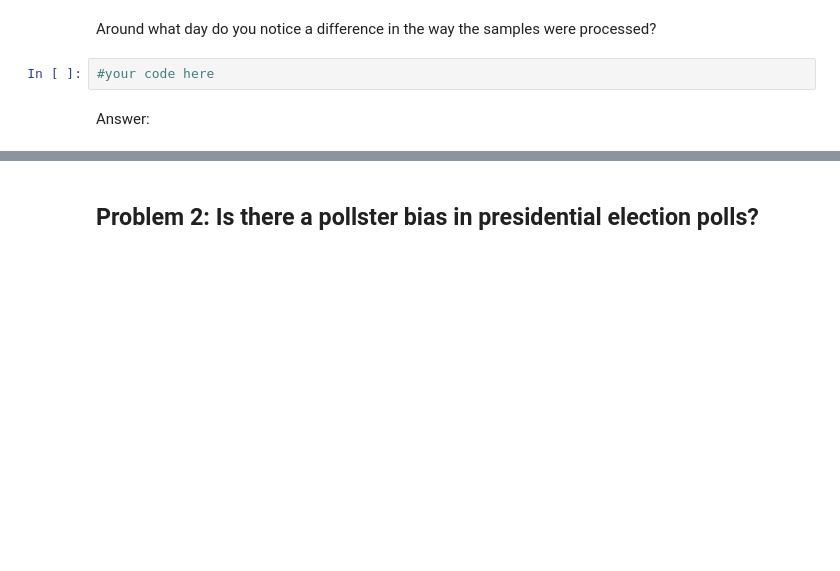
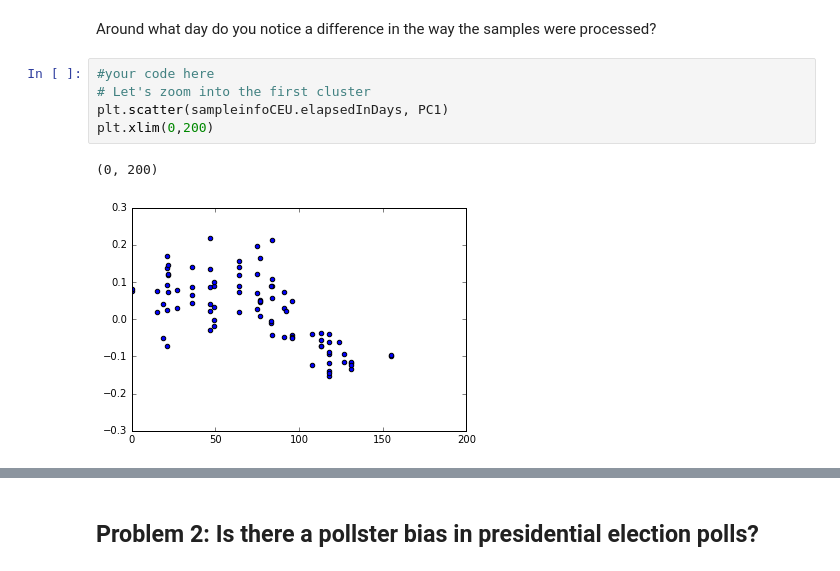
Before and after one commit to suyashSax/CS-109, a Jupyter notebook: Week 5/HW 2.ipynb, the cells around one changed output, grey strips where cells are left out. Cells and saved outputs as stored; diff of their text form; blank space fills up the shorter version.

```diff
--- a/Week 5/HW 2.ipynb
+++ b/Week 5/HW 2.ipynb
@@ -308,7 +314,11 @@ plt.title('PC1 vs. Date of Process Sampling')
 [figure]
 # %% [markdown]
 Around what day do you notice a difference in the way the samples were processed?
-# %%
-#your code here
-# %% [markdown]
-Answer:
+# %%
+#your code here
+# Let's zoom into the first cluster
+plt.scatter(sampleinfoCEU.elapsedInDays, PC1)
+plt.xlim(0,200)
+# %% [output]
+(0, 200)
+[figure, added]
```
Also changed, not shown: parts of 83 cells of this notebook.
